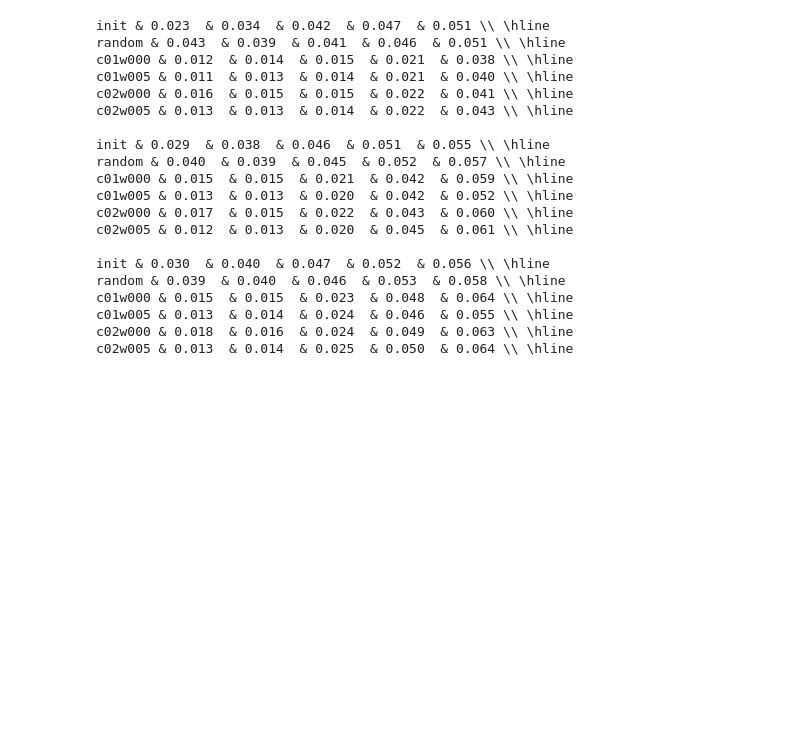
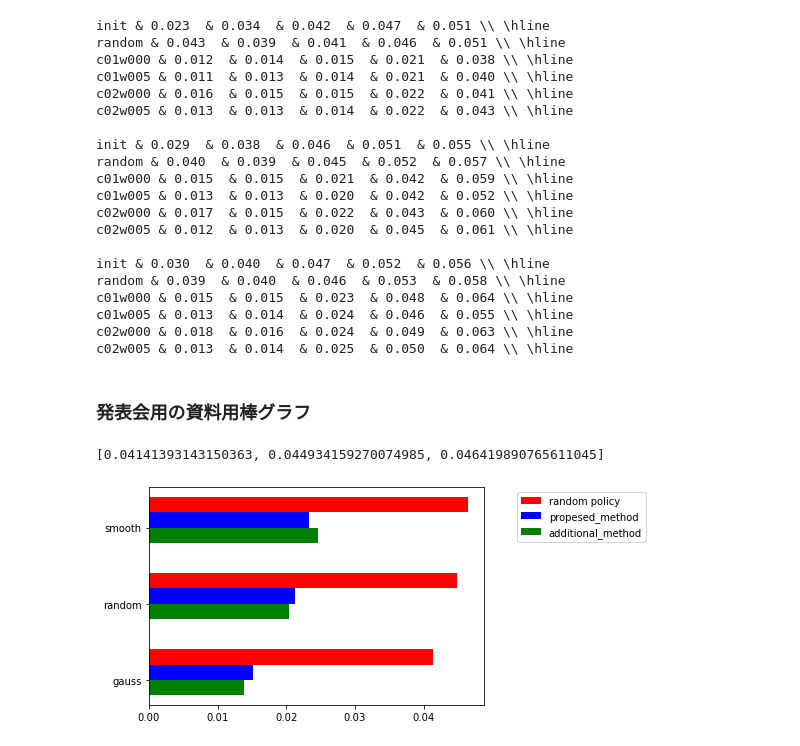
Before and after one commit to hmHam/SelectiveSR, a Jupyter notebook: grad_thesis/compare_MSE.ipynb, the cells around one changed output. Saved outputs shown, nothing was run; the diff lists cells and outputs as text; code cells hidden in the pictures; blank space fills up the shorter version.

```diff
--- a/sato9hara/compare_MSE.ipynb
+++ b/grad_thesis/compare_MSE.ipynb
@@ -291,3 +296,52 @@ c01w000 & 0.015  & 0.015  & 0.023  & 0.048  & 0.064 \\ \hline
 c01w005 & 0.013  & 0.014  & 0.024  & 0.046  & 0.055 \\ \hline
 c02w000 & 0.018  & 0.016  & 0.024  & 0.049  & 0.063 \\ \hline
 c02w005 & 0.013  & 0.014  & 0.025  & 0.050  & 0.064 \\ \hline
+# %% [markdown]
+### 発表会用の資料用棒グラフ
+# %%
+from matplotlib import pyplot as plt
+import pickle
+
+MODEL_ERA = '020000'
+N = 10000
+
+# with open('compare_MSE(003500,%d).pickle' % N, 'rb') as f:
+#     experiment50 = pickle.load(f)
+
+with open('compareResult/v1/compare_MSE(020000,%d).pickle' % N, 'rb') as f:
+    experiment400 = pickle.load(f)
+# %%
+random_policy = []
+proposed_method = []
+additional_method = []
+
+for filer_name, mse_per_times in experiment400.items():
+    random_policy.append(mse_per_times[2][:, 1].mean())
+    proposed_method.append(mse_per_times[2][:, 2].mean())
+    additional_method.append(mse_per_times[2][:, 5].mean())
+# %%
+print(random_policy)
+# %% [output]
+[0.04141393143150363, 0.044934159270074985, 0.046419890765611045]
+# %%
+import matplotlib.pyplot as plt
+import numpy as np
+
+# ランダム, 提案手法, (工夫1あり, 工夫2あり)
+# ガウス3, 乱数3, 平滑化フィルタ3
+evaluations1 = []
+
+left = np.arange(len(random_policy))  # numpyで横軸を設定
+labels = ['gauss', 'random', 'smooth']
+
+height = 0.2
+
+plt.barh(left+height*2, random_policy, color='r', height=height, align='center', label='random policy')
+plt.barh(left+height, proposed_method, color='b', height=height, align='center', label='propesed_method')
+plt.barh(left, additional_method, color='g', height=height, align='center', label='additional_method')
+
+plt.yticks(left + height/2, labels)
+plt.legend(loc='best', bbox_to_anchor=(1.5, 1))
+plt.show()
+# %% [output]
+[figure, added]
```
Also changed, not shown: parts of 2 cells of this notebook, 48 other files.
